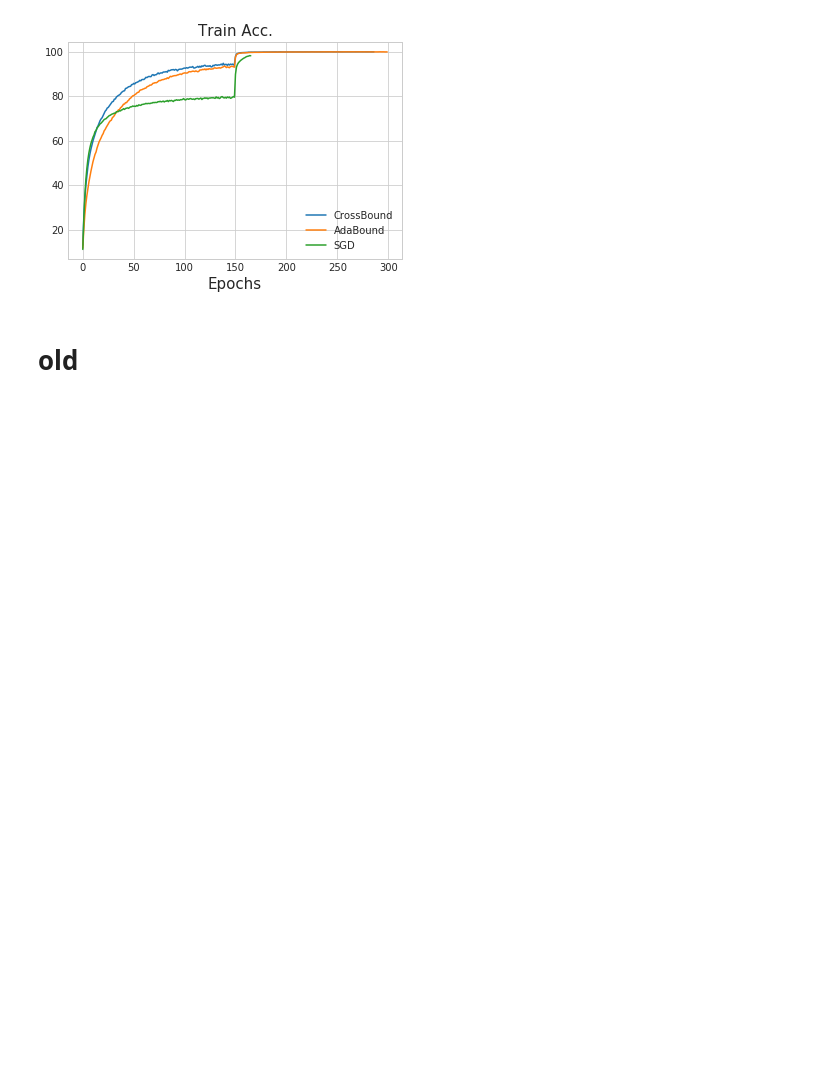
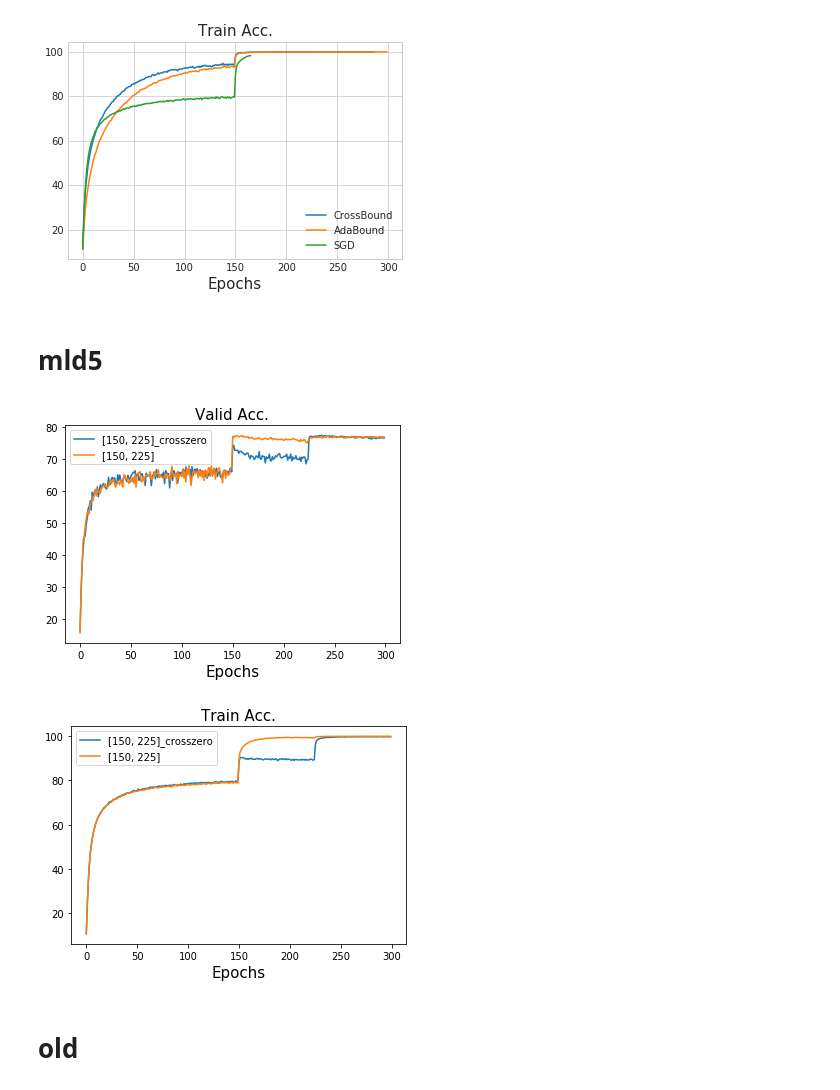
Before and after one commit to nathanwang000/MTL, a Jupyter notebook: optimizer_exp.ipynb, the cells around one changed output. Drawn from its saved outputs; the diff is of its cells as text; code cells hidden in the pictures; blank space fills up the shorter version.

```diff
--- a/optimizer_exp.ipynb
+++ b/optimizer_exp.ipynb
@@ -656,6 +658,24 @@ plot_cifar(data_paths, key='Train Acc.')
 # %% [output]
 [figure]
 [figure]
+# %% [markdown]
+# mld5
+# %%
+data_paths = ['../cifar100/checkpoints/cifar100/densenet-bc-100-12-[150, 225]_crosszero/log.txt',
+              '../cifar100/checkpoints/cifar100/densenet-bc-100-12-[150, 225]/log.txt']
+# data_paths = ['../cifar100/checkpoints/cifar100/densenet-bc-100-12-[1, 2, 3, 4, 5, 6, 7, 8, 9, 10]_crosszero/log.txt',
+#              '../cifar100/checkpoints/cifar100/densenet-bc-100-12-[1, 2, 3, 4, 5, 6, 7, 8, 9, 10]/log.txt']
+# data_paths = ['../cifar100/checkpoints/cifar100/densenet-bc-100-12-[10, 20, 30, 40, 50, 60, 70, 80, 90, 100]_crosszero/log.txt',
+#               '../cifar100/checkpoints/cifar100/densenet-bc-100-12-[10, 20, 30, 40, 50, 60, 70, 80, 90, 100]/log.txt']
+
+plot_cifar(data_paths)
+plot_cifar(data_paths, key='Train Acc.')
+
+#plot_tracker(joblib.load('../cifar100/checkpoints/cifar100/densenet-bc-100-12-[150, 225]_crosszero/opt_track.pkl'), 0)
+#plot_tracker(joblib.load('../cifar100/checkpoints/cifar100/densenet-bc-100-12-AdaBound/opt_track.pkl'), 0)
+# %% [output]
+[figure, added]
+[figure, added]
 # %% [markdown]
 # old
 # %%
```
Also changed, not shown: parts of 4 cells of this notebook, 3 other files.
